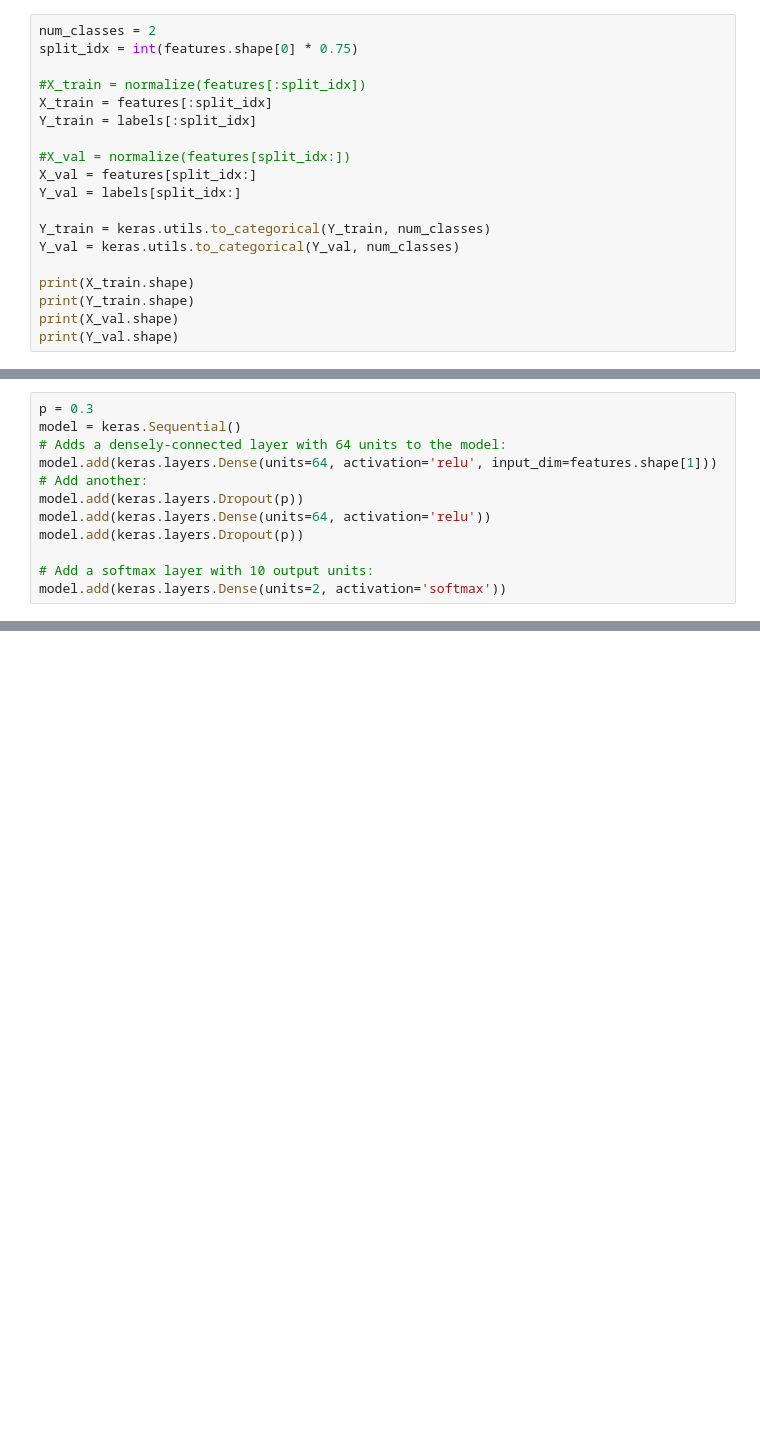
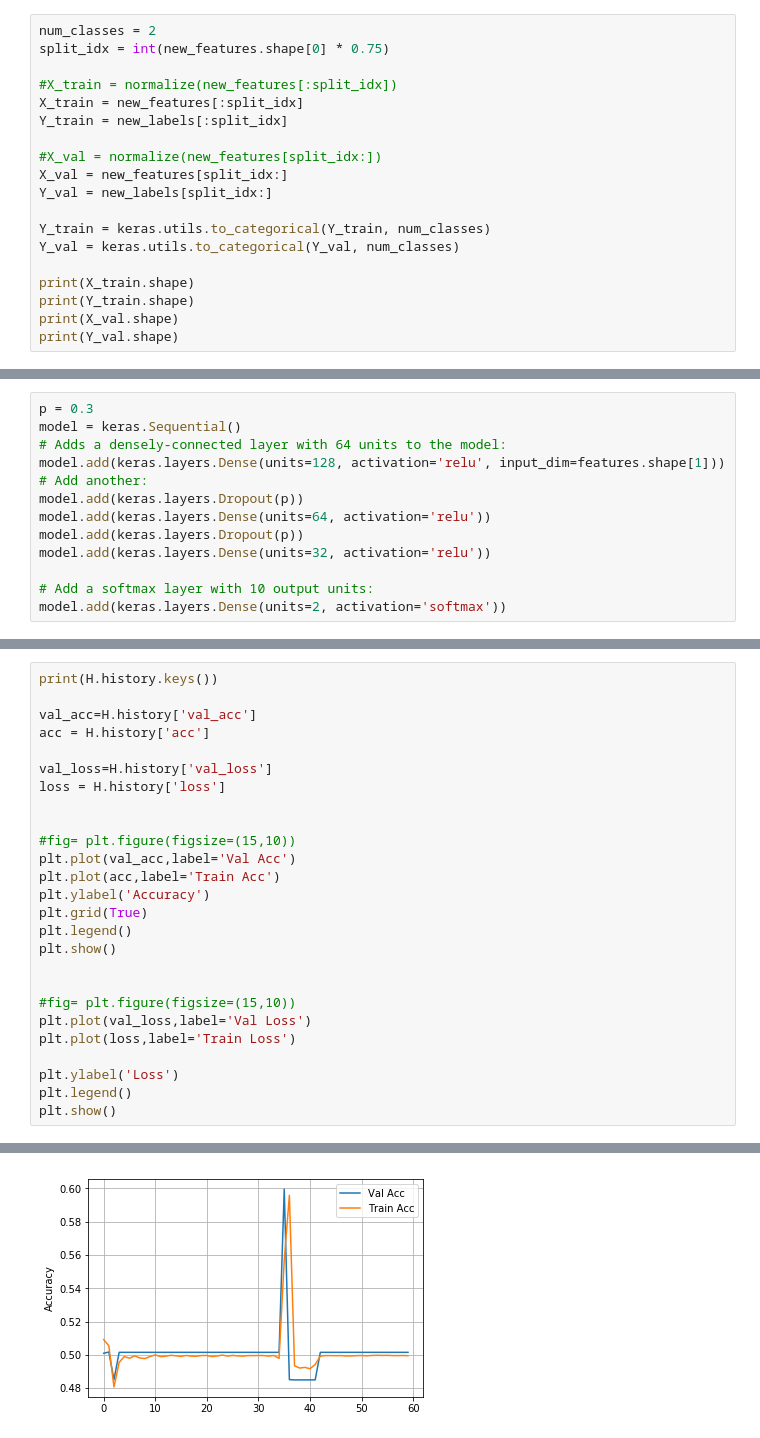
Before and after one commit to nesl/WorkDeskProximityDetection, a Jupyter notebook: src/DNN_baseline.ipynb, the cells around one changed output, grey strips where cells are left out. Drawn from its saved outputs; the diff is of its cells as text; blank space fills up the shorter version.

```diff
--- a/src/DNN_baseline.ipynb
+++ b/src/DNN_baseline.ipynb
@@ -24,14 +43,14 @@ print(dict(zip(unique, counts)))
 # %%
 num_classes = 2
-split_idx = int(features.shape[0] * 0.75)
+split_idx = int(new_features.shape[0] * 0.75)
 
-#X_train = normalize(features[:split_idx])
-X_train = features[:split_idx]
-Y_train = labels[:split_idx]
+#X_train = normalize(new_features[:split_idx])
+X_train = new_features[:split_idx]
+Y_train = new_labels[:split_idx]
 
-#X_val = normalize(features[split_idx:])
-X_val = features[split_idx:]
-Y_val = labels[split_idx:]
+#X_val = normalize(new_features[split_idx:])
+X_val = new_features[split_idx:]
+Y_val = new_labels[split_idx:]
 
 Y_train = keras.utils.to_categorical(Y_train, num_classes)
 Y_val = keras.utils.to_categorical(Y_val, num_classes)
@@ -49,11 +70,12 @@ print(Y_val.shape)
 p = 0.3
 model = keras.Sequential()
 # Adds a densely-connected layer with 64 units to the model:
-model.add(keras.layers.Dense(units=64, activation='relu', input_dim=features.shape[1]))
+model.add(keras.layers.Dense(units=128, activation='relu', input_dim=features.shape[1]))
 # Add another:
 model.add(keras.layers.Dropout(p))
 model.add(keras.layers.Dense(units=64, activation='relu'))
 model.add(keras.layers.Dropout(p))
+model.add(keras.layers.Dense(units=32, activation='relu'))
 
 # Add a softmax layer with 10 output units:
 model.add(keras.layers.Dense(units=2, activation='softmax'))
@@ -117,0 +151,27 @@ Epoch 30/30
+# %%
+print(H.history.keys())
+
+val_acc=H.history['val_acc']
+acc = H.history['acc']
+
+val_loss=H.history['val_loss']
+loss = H.history['loss']
+
+
+#fig= plt.figure(figsize=(15,10))
+plt.plot(val_acc,label='Val Acc')
+plt.plot(acc,label='Train Acc')
+plt.ylabel('Accuracy')
+plt.grid(True)
+plt.legend()
+plt.show()
+
+
+#fig= plt.figure(figsize=(15,10))
+plt.plot(val_loss,label='Val Loss')
+plt.plot(loss,label='Train Loss')
+
+plt.ylabel('Loss')
+plt.legend()
+plt.show()
+# %% [output]
@@ -117,0 +179 @@ Epoch 30/30
+[figure, added]
```
Also changed, not shown: parts of 11 cells of this notebook, 3 other files.
